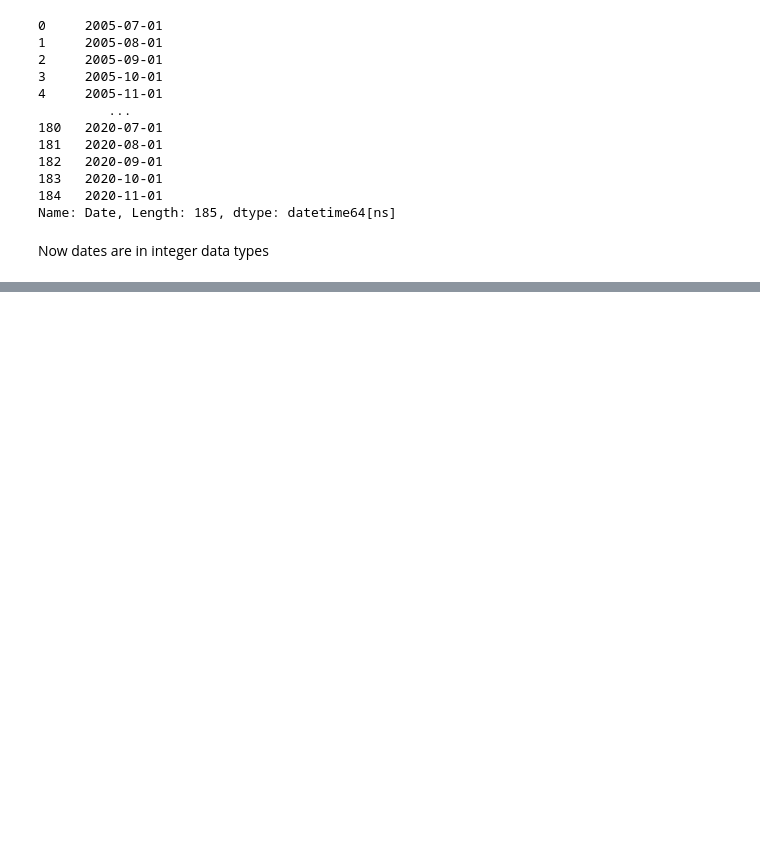
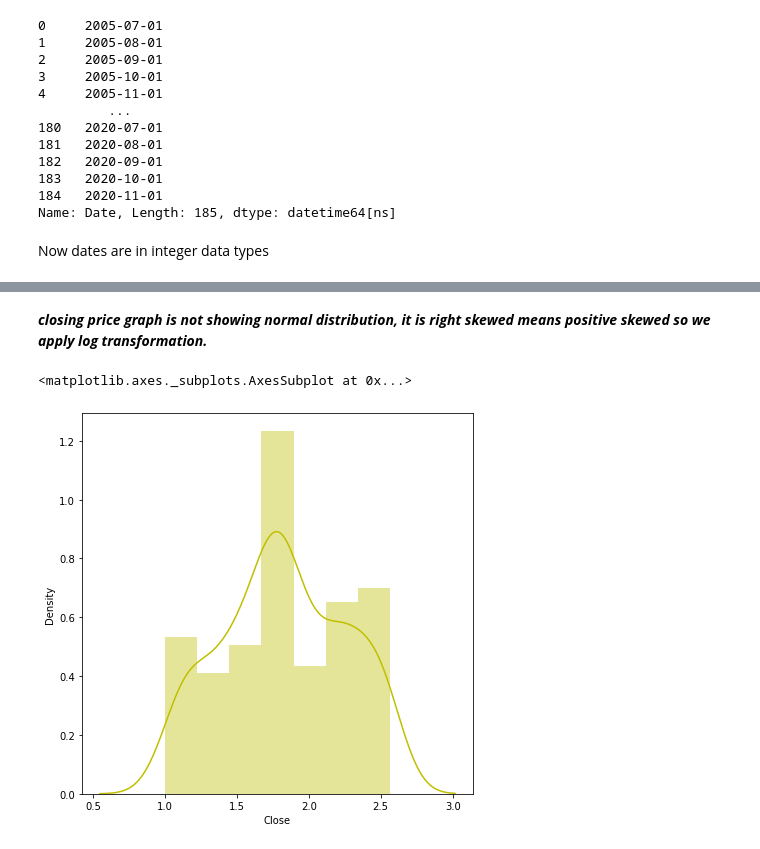
Before and after one commit to Tanjul5/Yes-Bank-Stock-Closing-Price-Prediction, a Jupyter notebook: YES_BANK_STOCK_CLOSING_PRICE_PREDICTION.ipynb, the cells around one changed output, grey strips where cells are left out. Drawn from its saved outputs; the diff is of its cells as text; code cells hidden in the pictures; blank space fills up the shorter version.

```diff
--- a/YES_BANK_STOCK_CLOSING_PRICE_PREDICTION.ipynb
+++ b/YES_BANK_STOCK_CLOSING_PRICE_PREDICTION.ipynb
@@ -123,0 +148,9 @@ Now dates are in integer data types
+# %% [markdown]
+***closing price graph is not showing normal distribution, it is right skewed means positive skewed so we apply log transformation.***
+# %%
+# Dependent variable 'Close'log transformation
+plt.figure(figsize=(7,7))
+sns.distplot(np.log10(df['Close']),color="y")
+# %% [output]
+<matplotlib.axes._subplots.AxesSubplot at 0x...>
+[figure, added]
```
Also changed, not shown: parts of 15 cells of this notebook.
